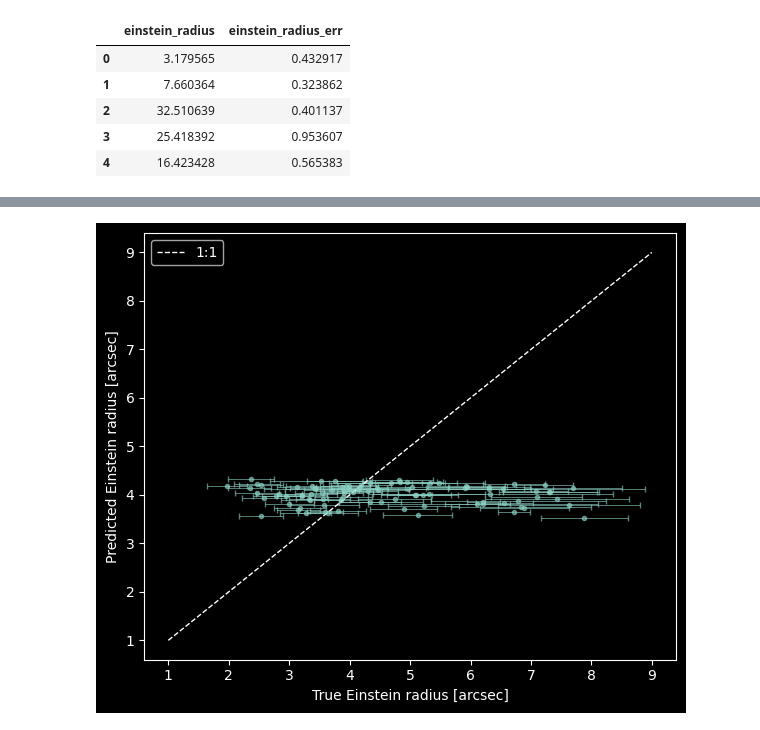
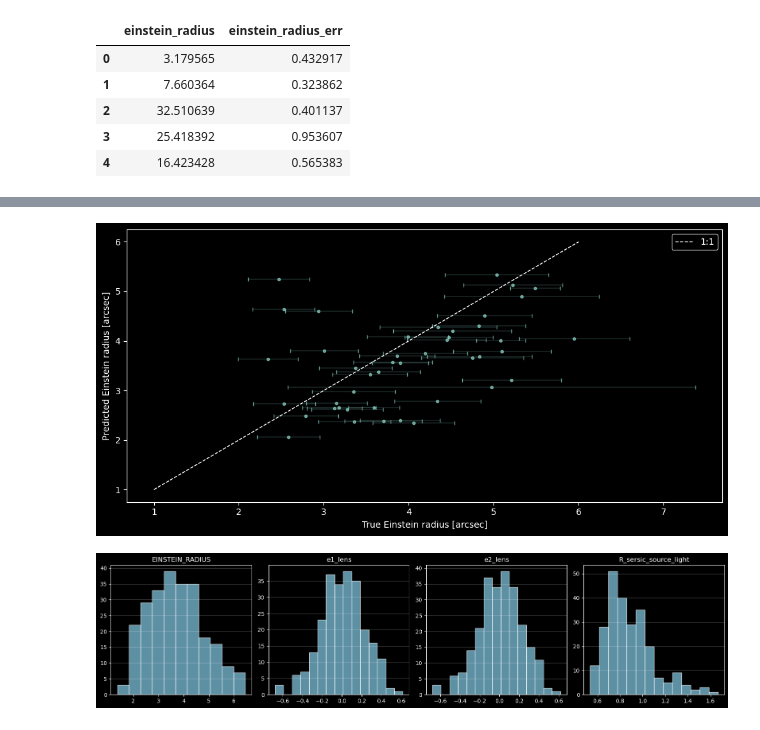
Before and after one commit to JimenaGonzalez/Hybrid_SL_Modeling, a Jupyter notebook: Regression/ML/Performance_ODonnell.ipynb, the cells around one changed output, grey strips where cells are left out. Cells and saved outputs as stored; diff of their text form; code cells hidden in the pictures.

```diff
--- a/Regression/ML/Performance_ODonnell.ipynb
+++ b/Regression/ML/Performance_ODonnell.ipynb
@@ -78,20 +82,21 @@ class EfficientNetClass(nn.Module):
     def __init__(self, n_classes, pretrained=False):
         super(EfficientNetClass, self).__init__()
         if(not cluster):
-            self.model = EfficientNet.from_pretrained('efficientnet-b0',  num_classes=n_classes)
+            self.model = EfficientNet.from_pretrained('efficientnet-b7',  num_classes=n_classes)
             torch.save(self.model.state_dict(), 'initial_model.pt')
         else:
-            self.model = EfficientNet.from_name('efficientnet-b0',  num_classes=n_classes)
+            self.model = EfficientNet.from_name('efficientnet-b7',  num_classes=n_classes)
             self.model.load_state_dict(torch.load('initial_model.pt'))
 
     def forward(self, x):
         x = self.model(x)
         return x
 # %%
-model = EfficientNetClass(n_classes=14, pretrained=True)
+model = EfficientNetClass(n_classes=12, pretrained=True)
 device = torch.device("cuda" if torch.cuda.is_available() else "cpu")
 model.to(device)
+model.eval()
 
-name = 'Exp/exp4/model_tmp.pt'#'model.pt'#'other.pt'
+name = 'Exp/exp21/model_tmp.pt'#'model.pt'#'other.pt'
 model.load_state_dict(torch.load(name, map_location=device, weights_only=True))
 # %% [output]
@@ -187,9 +194,10 @@ def testing_analysis(test_loader):
         true_data.append(target.cpu().numpy())
         complete_data.append(pd.DataFrame.from_dict(sample_data).iloc[0])
 
-    scaler_y = joblib.load('Exp/exp4/scaler_y.joblib')
+    scaler_y = joblib.load('Exp/exp21/scaler_y.joblib')
 
     predicted_data = scaler_y.inverse_transform(np.vstack(predicted_data))
+    predicted_data = np.vstack(predicted_data)
     true_data = np.vstack(true_data)
     complete_data = pd.DataFrame(complete_data).reset_index(drop=True)
 
@@ -209,7 +217,7 @@ complete_data.head()
 5 rows × 40 columns
 # %%
 # Formatting predicted and true dataframes
-names = ['EINSTEIN_RADIUS', 'e1_lens', 'e2_lens', 'center_x_lens', 'center_y_lens', 'R_sersic_source_light',
+names = ['EINSTEIN_RADIUS', 'e1_lens', 'e2_lens', 'R_sersic_source_light',
        'n_sersic_source_light', 'e1_source_light', 'e2_source_light', 'center_x_source', 'center_y_source',
         'R_sersic_lens_light', 'e1_lens_light', 'e2_lens_light']
 column_mapping = {old_column: new_column for old_column, new_column in enumerate(names)}
@@ -239,17 +247,43 @@ predicted_data.head()
 # %%
 #Cleaning data: rank & Einstein radius -> Get index
-data_tmp = complete_data[complete_data['einstein_radius'] < 8][complete_data['rank'] > 5]
+data_tmp = complete_data[complete_data['einstein_radius'] < 6][complete_data['rank'] > 6]
 idx = data_tmp.index
 
-plt.figure(figsize=(6, 5))
+plt.figure(figsize=(10, 5))
 plt.errorbar(true_data.iloc[idx]['einstein_radius'], predicted_data.iloc[idx]['EINSTEIN_RADIUS'], xerr=true_data.iloc[idx]['einstein_radius_err'], fmt='o', ms=3,
-             elinewidth=0.7, capsize=2, alpha=0.6)
-line = np.linspace(1, 9, 10)
+             elinewidth=0.3, capsize=2, alpha=0.7)
+line = np.linspace(1, 6, 10)
 plt.plot(line, line, 'w--', linewidth=1, label='1:1')
 plt.xlabel('True Einstein radius [arcsec]')
 plt.ylabel('Predicted Einstein radius [arcsec]')
 plt.legend()
 plt.tight_layout()
 plt.show()
 # %% [output]
-[figure, old version]
+[figure, new version]
+# %%
+import math
+
+# Get the list of columns to plot
+cols = predicted_data.columns
+n_cols = 4
+n_rows = math.ceil(len(cols) / n_cols)
+
+for i in range(n_rows):
+    if(i>0): break
+    # Start a new figure for each row
+    plt.figure(figsize=(16, 4))
+
+    for j in range(n_cols):
+        idx = i * n_cols + j
+        if idx < len(cols):
+            col_name = cols[idx]
+            plt.subplot(1, 4, j + 1)
+            plt.hist(predicted_data[col_name], bins='auto', color='skyblue', edgecolor='white', alpha=0.7)
+            plt.title(col_name)
+            plt.grid(axis='y', alpha=0.3)
+
+    plt.tight_layout()
+    plt.show()
+# %% [output]
+[figure, added]
```
Also changed, not shown: parts of 4 cells of this notebook, 2 other files.
